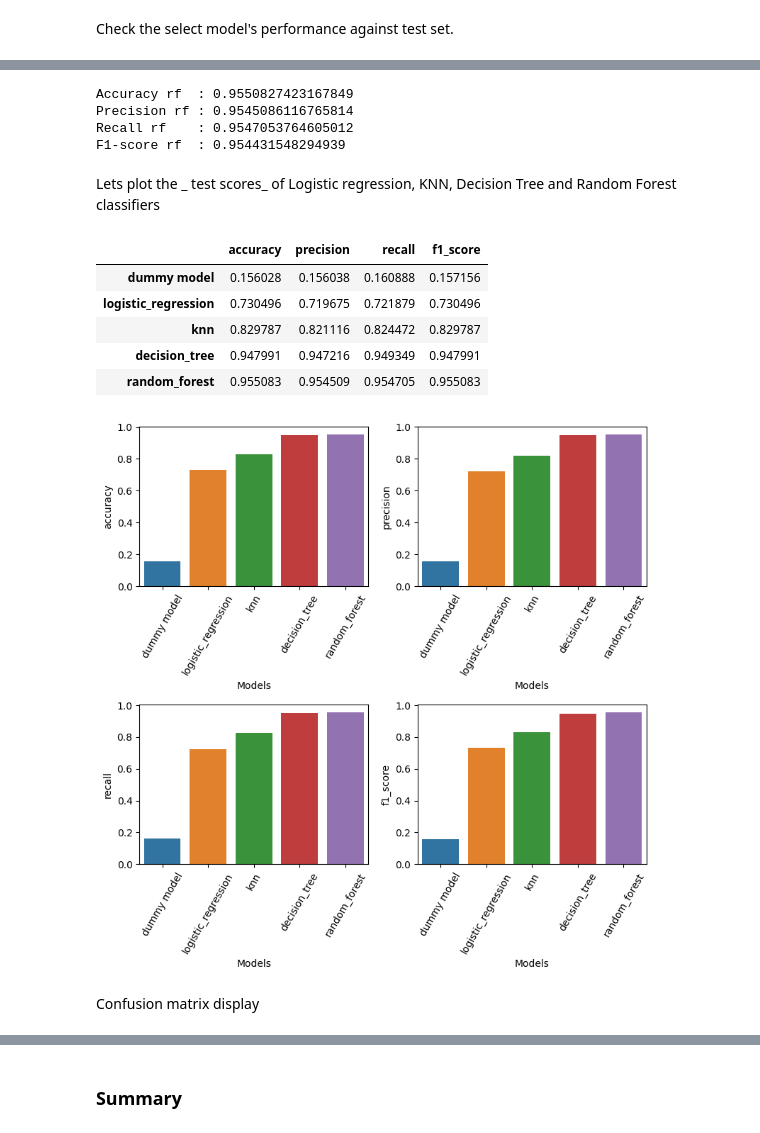
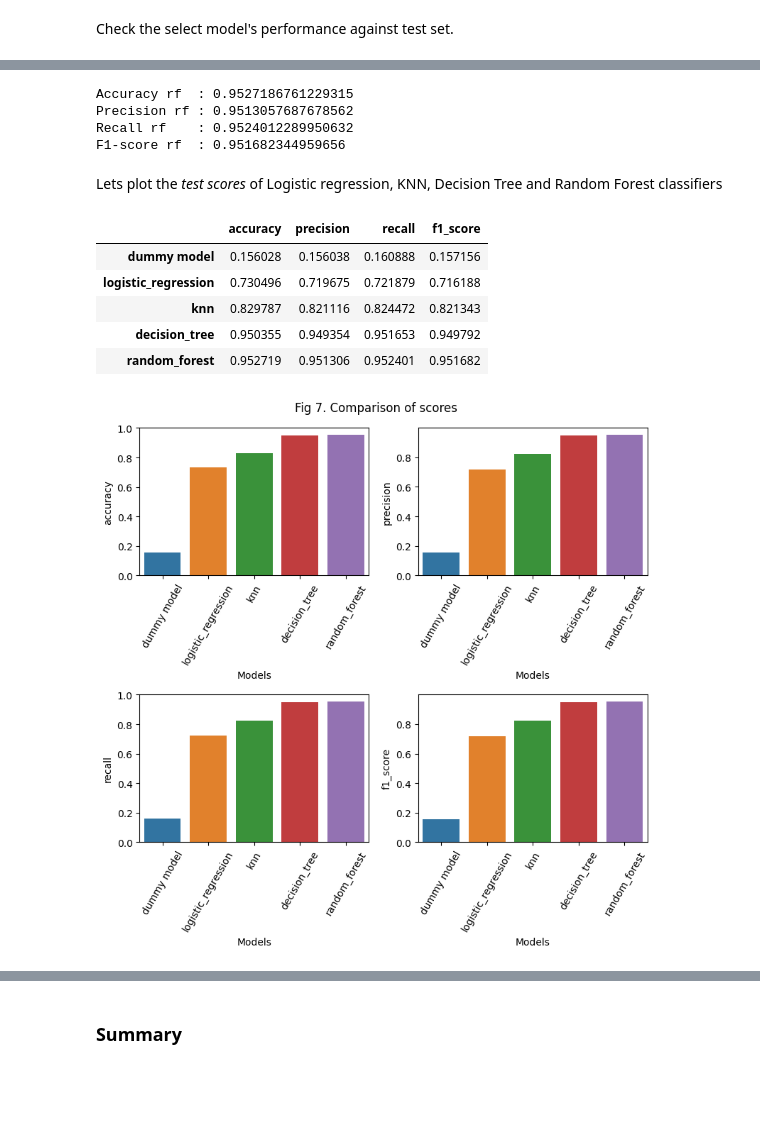
Before and after one commit to biswajit-bellevue/DSC550, a Jupyter notebook: project/SharmaDSC550TermProjectMilestone3.ipynb, the cells around one changed output, grey strips where cells are left out. Saved outputs shown, nothing was run; the diff lists cells and outputs as text; code cells hidden in the pictures; blank space fills up the shorter version.

```diff
--- a/project/SharmaDSC550TermProjectMilestone3.ipynb
+++ b/project/SharmaDSC550TermProjectMilestone3.ipynb
@@ -554,7 +556,7 @@ gcv_knn = GridSearchCV(
     KNeighborsClassifier(),
     hyperparameters_knn,
     cv=stratified_cv,
-    scoring="f1_macro",
+    scoring="accuracy",
     n_jobs=-1,
     verbose=1
 )
@@ -624,7 +627,7 @@ gcv_dtree = GridSearchCV(
     DecisionTreeClassifier(),
     hyperparameters_dtree,
     cv=stratified_cv,
-    scoring="f1_macro",
+    scoring="accuracy",
     n_jobs=-1,
     verbose=1
 )
@@ -694,7 +698,7 @@ gcv_rf = GridSearchCV(
     RandomForestClassifier(),
     hyperparameters_rf,
     cv=stratified_cv,
-    scoring="f1_macro",
+    scoring="accuracy",
     n_jobs=-1,
     verbose=1
 )
@@ -744,63 +748,61 @@ Best Model params: {'bootstrap': True, 'ccp_alpha': 0.0, 'class_weight': None, '
 # get test set predictions using selected model
 predicted_test_rf = best_model_rf.predict(scaled_features_test)
 # %%
+# print test scores
 acc_rf,precision_rf, recall_rf, f1_score_rf = calculate_and_display_scores("rf", target_test, predicted_test_rf)
 # %% [output]
-Accuracy rf  : 0.9550827423167849
-Precision rf : 0.9545086116765814
-Recall rf    : 0.9547053764605012
-F1-score rf  : 0.954431548294939
+Accuracy rf  : 0.9527186761229315
+Precision rf : 0.9513057687678562
+Recall rf    : 0.9524012289950632
+F1-score rf  : 0.951682344959656
 # %% [markdown]
-Lets plot the _ test scores_ of Logistic regression, KNN, Decision Tree and Random Forest classifiers
+Lets plot the _test scores_ of Logistic regression, KNN, Decision Tree and Random Forest classifiers
 # %%
+# create a dataframe forall the model scores
 scores_df = pd.DataFrame(data=[
     [acc_dummy,precision_dummy, recall_dummy, f1_score_dummy],
-    [acc_logistic, precision_logistic , recall_logistic, f1_logistic],
-    [acc_knn,precision_knn, recall_knn, f1_knn],
-    [acc_dtree, precision_dtree, recall_dtree, f1_dtree],
-    [acc_rf, precision_rf, recall_rf, f1_rf]],
+    [acc_logistic, precision_logistic , recall_logistic, f1_score_logistic],
+    [acc_knn,precision_knn, recall_knn, f1_score_knn],
+    [acc_dtree, precision_dtree, recall_dtree, f1_score_dtree],
+    [acc_rf, precision_rf, recall_rf, f1_score_rf]],
 columns=["accuracy", "precision", "recall", "f1_score"],
 index=["dummy model", "logistic_regression","knn","decision_tree", "random_forest"])
 scores_df
 # %% [output]
 |  | accuracy | precision | recall | f1_score |
 | dummy model | 0.156028 | 0.156038 | 0.160888 | 0.157156 |
-| logistic_regression | 0.730496 | 0.719675 | 0.721879 | 0.730496 |
-| knn | 0.829787 | 0.821116 | 0.824472 | 0.829787 |
-| decision_tree | 0.947991 | 0.947216 | 0.949349 | 0.947991 |
-| random_forest | 0.955083 | 0.954509 | 0.954705 | 0.955083 |
+| logistic_regression | 0.730496 | 0.719675 | 0.721879 | 0.716188 |
+| knn | 0.829787 | 0.821116 | 0.824472 | 0.821343 |
+| decision_tree | 0.950355 | 0.949354 | 0.951653 | 0.949792 |
+| random_forest | 0.952719 | 0.951306 | 0.952401 | 0.951682 |
 # %%
 # plot the model scores
 fig,ax = plt.subplots(nrows=2,ncols=2,figsize = (8,8))
+fig.suptitle("Fig 7. Comparison of scores")
 sns.barplot(ax=ax[0,0],data=scores_df, x=scores_df.index, y="accuracy", hue=scores_df.index)
 ax[0,0].set_xlabel("Models")
 ax[0,0].set_xticks(scores_df.index)
 ax[0,0].set_xticklabels(scores_df.index, rotation=60)
 
 sns.barplot(ax=ax[0,1],data=scores_df, x=scores_df.index, y="precision",hue=scores_df.index)
 ax[0,1].set_xlabel("Models")
 ax[0,1].set_xticks(scores_df.index)
 ax[0,1].set_xticklabels(scores_df.index, rotation=60)
-# plt.tight_layout()
-# plt.show()
 
 sns.barplot(ax=ax[1,0],data=scores_df, x=scores_df.index, y="recall",hue=scores_df.index)
 ax[1,0].set_xlabel("Models")
 ax[1,0].set_xticks(scores_df.index)
 ax[1,0].set_xticklabels(scores_df.index, rotation=60)
-# plt.tight_layout()
-# plt.show()
 
 sns.barplot(ax=ax[1,1],data=scores_df, x=scores_df.index, y="f1_score",hue=scores_df.index)
 ax[1,1].set_xlabel("Models")
 ax[1,1].set_xticks(scores_df.index)
 ax[1,1].set_xticklabels(scores_df.index, rotation=60)
+
 plt.tight_layout()
 plt.show()
 # %% [output]
-[figure, old version]
+[figure, new version]
-# %% [markdown]
-Confusion matrix display
 # %%
 # plot confusion matrix using sklearn's ConfusionMatrixDisplay module
 ConfusionMatrixDisplay.from_predictions(target_test, predicted_test_rf,
```
Also changed, not shown: parts of 42 cells of this notebook, 3 other files.
